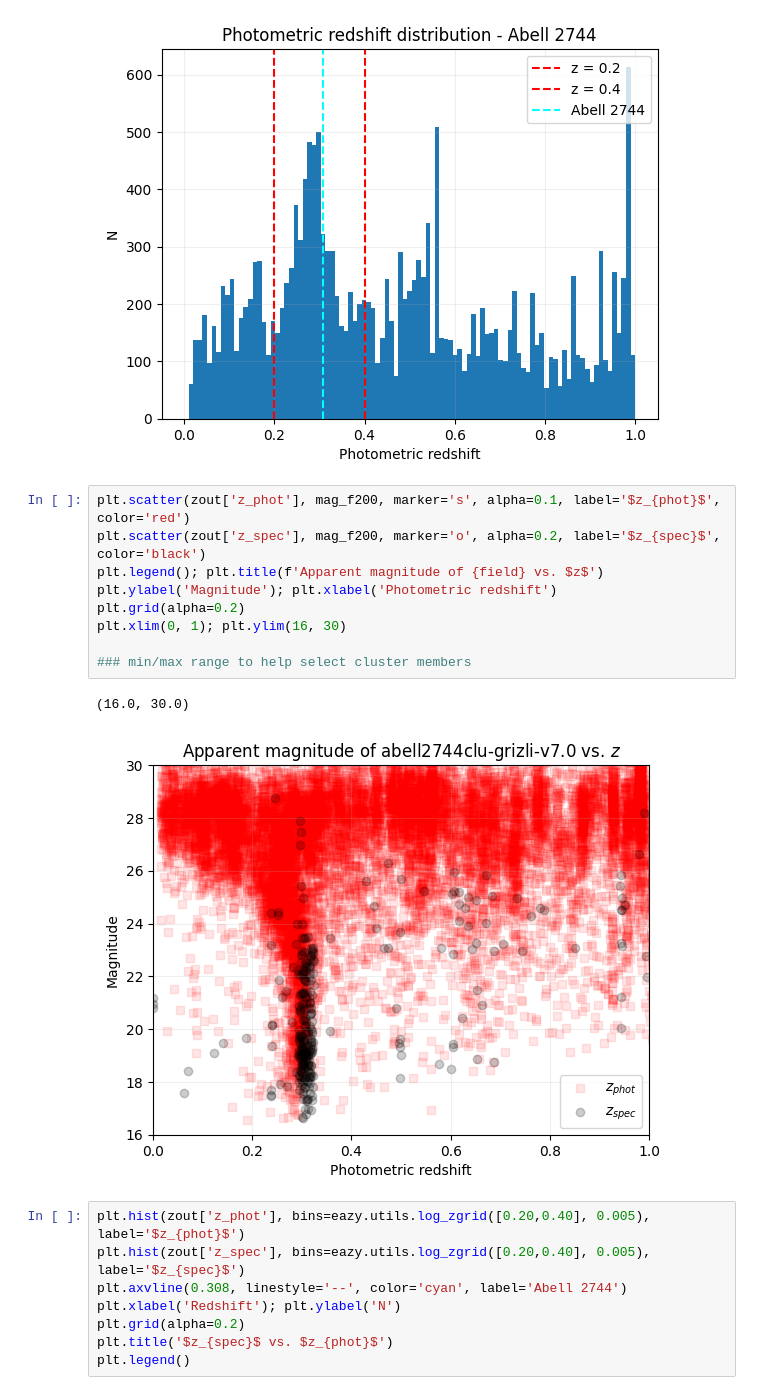
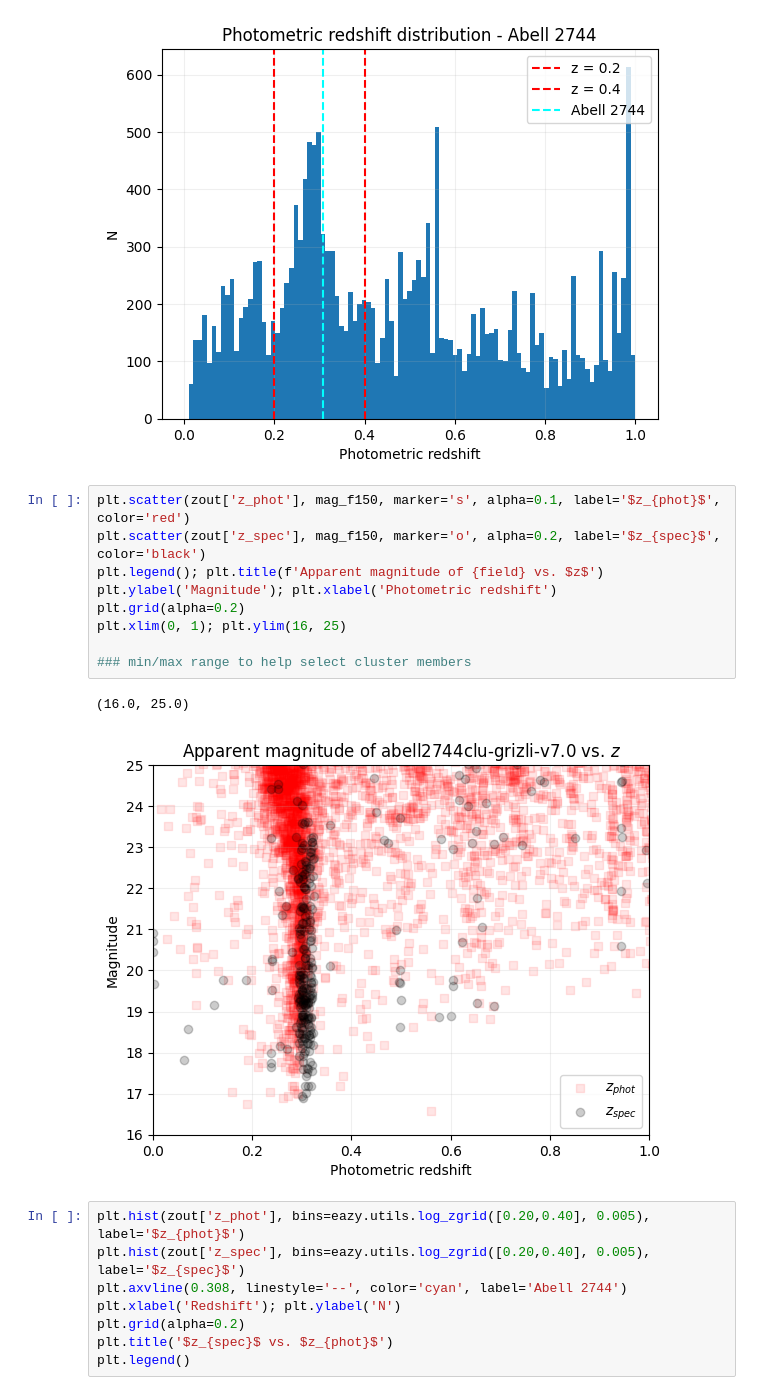
Before and after one commit to mayamerch/block-3-project, a Jupyter notebook: abell 2744.ipynb, the cells around one changed output. Drawn from its saved outputs; the diff is of its cells as text.

```diff
--- a/abell 2744.ipynb
+++ b/abell 2744.ipynb
@@ -295,17 +295,17 @@ plt.xlabel('Photometric redshift'); plt.ylabel('N'); plt.title('Photometric reds
 Text(0.5, 1.0, 'Photometric redshift distribution - Abell 2744')
 [figure]
 # %%
-plt.scatter(zout['z_phot'], mag_f200, marker='s', alpha=0.1, label='$z_{phot}$', color='red')
-plt.scatter(zout['z_spec'], mag_f200, marker='o', alpha=0.2, label='$z_{spec}$', color='black')
+plt.scatter(zout['z_phot'], mag_f150, marker='s', alpha=0.1, label='$z_{phot}$', color='red')
+plt.scatter(zout['z_spec'], mag_f150, marker='o', alpha=0.2, label='$z_{spec}$', color='black')
 plt.legend(); plt.title(f'Apparent magnitude of {field} vs. $z$')
 plt.ylabel('Magnitude'); plt.xlabel('Photometric redshift')
 plt.grid(alpha=0.2)
-plt.xlim(0, 1); plt.ylim(16, 30)
+plt.xlim(0, 1); plt.ylim(16, 25)
 
 ### min/max range to help select cluster members
 # %% [output]
-(16.0, 30.0)
+(16.0, 25.0)
-[figure, old version]
+[figure, new version]
 # %%
 plt.hist(zout['z_phot'], bins=eazy.utils.log_zgrid([0.20,0.40], 0.005), label='$z_{phot}$')
 plt.hist(zout['z_spec'], bins=eazy.utils.log_zgrid([0.20,0.40], 0.005), label='$z_{spec}$')
```
Also changed, not shown: parts of 29 cells of this notebook, 1 other file.
